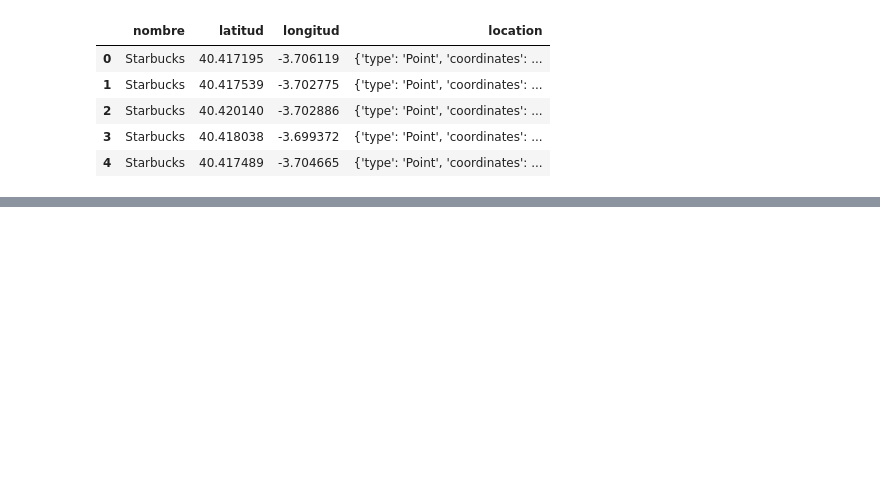
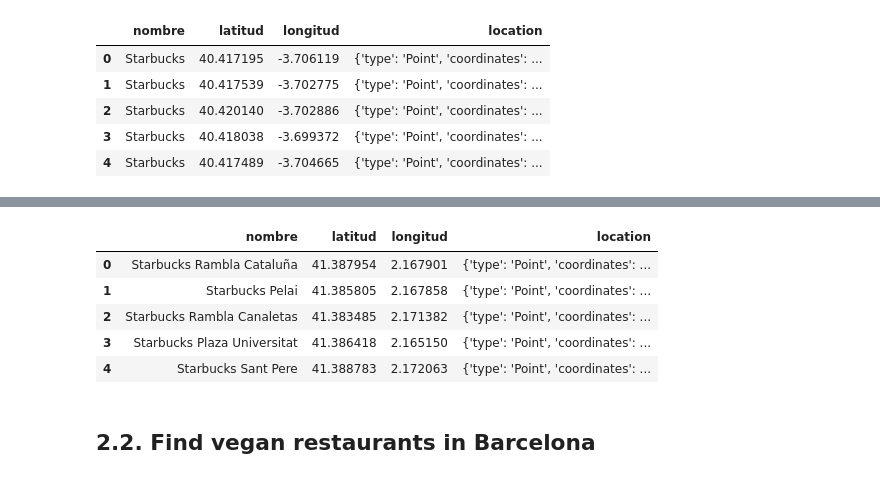
Before and after one commit to AnaWalsh/Office_locator, a Jupyter notebook: GEO.ipynb, the cells around one changed output, grey strips where cells are left out. Saved outputs shown, nothing was run; the diff lists cells and outputs as text; code cells hidden in the pictures; blank space fills up the shorter version.

```diff
--- a/GEO.ipynb
+++ b/GEO.ipynb
@@ -173,0 +204,12 @@ array(['Colegio Oficial de Médicos de Madrid',
+# %%
+barcelona_starbucks_dict = af.find_places("starbucks", barcelona)
+# %%
+barcelona_starbucks_df = af.build_df(barcelona_starbucks_dict)
+barcelona_starbucks_df.head()
+# %% [output]
+|  | nombre | latitud | longitud | location |
+| 0 | Starbucks Rambla Cataluña | 41.387954 | 2.167901 | {'type': 'Point', 'coordinates': ... |
+| 1 | Starbucks Pelai | 41.385805 | 2.167858 | {'type': 'Point', 'coordinates': ... |
+| 2 | Starbucks Rambla Canaletas | 41.383485 | 2.171382 | {'type': 'Point', 'coordinates': ... |
+| 3 | Starbucks Plaza Universitat | 41.386418 | 2.165150 | {'type': 'Point', 'coordinates': ... |
+| 4 | Starbucks Sant Pere | 41.388783 | 2.172063 | {'type': 'Point', 'coordinates': ... |
@@ -173,0 +218,2 @@ array(['Colegio Oficial de Médicos de Madrid',
+# %% [markdown]
+## 2.2. Find vegan restaurants in Barcelona
```
Also changed, not shown: parts of 160 cells of this notebook, 14 other files.
